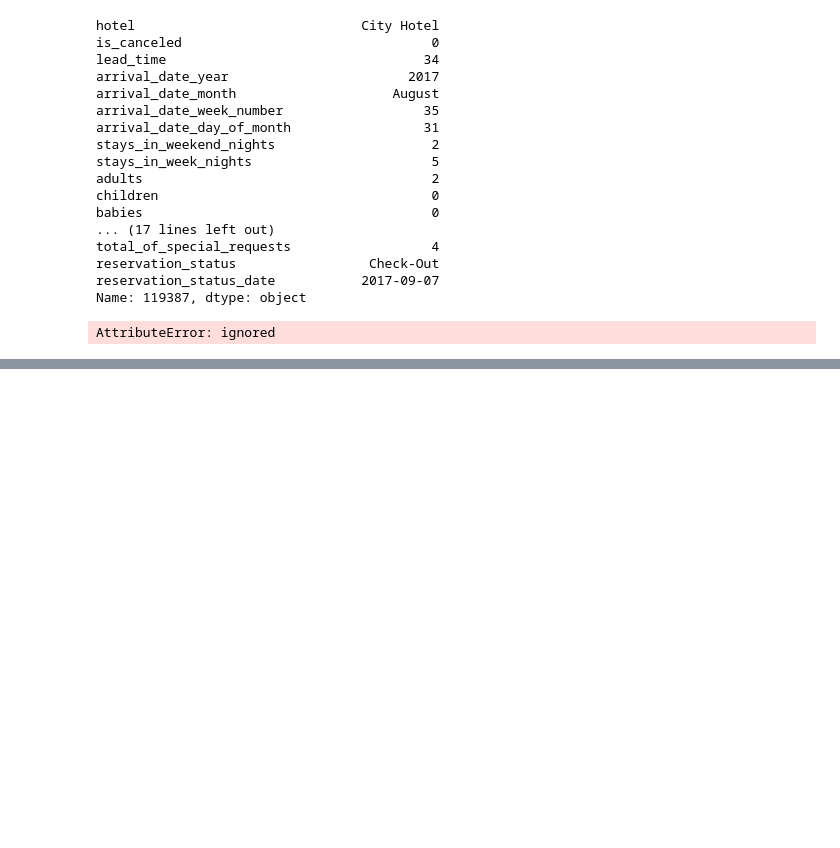
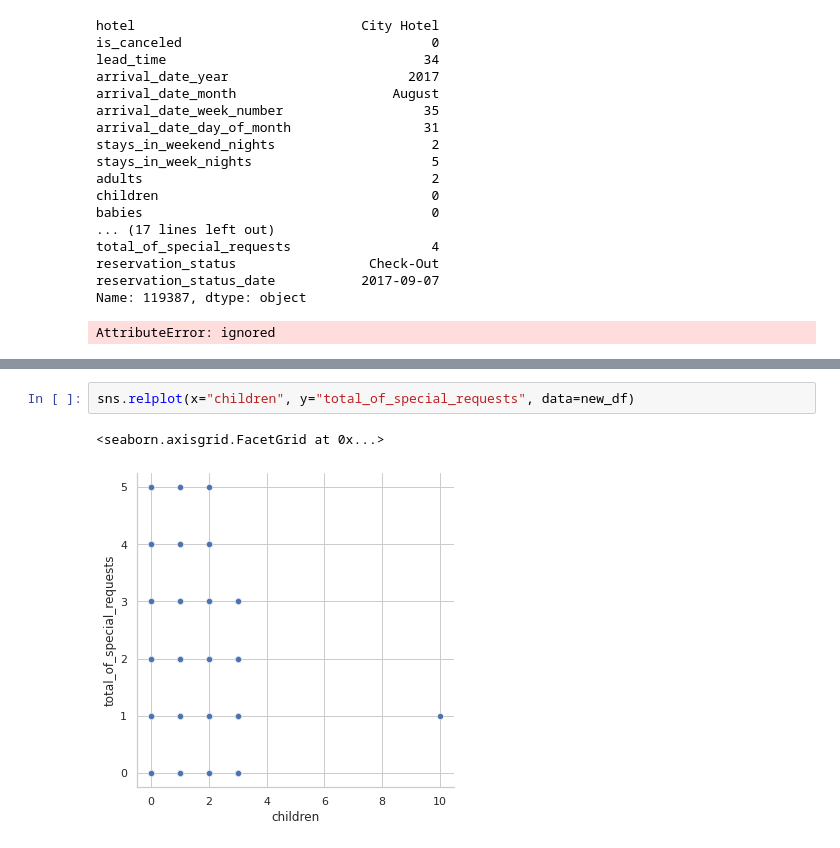
Before and after one commit to AkshayRai20/Projects1, a Jupyter notebook: Akshay_Team_6_Capstone_Project.ipynb, the cells around one changed output, grey strips where cells are left out. Drawn from its saved outputs; the diff is of its cells as text; blank space fills up the shorter version.

```diff
--- a/Akshay_Team_6_Capstone_Project.ipynb
+++ b/Akshay_Team_6_Capstone_Project.ipynb
@@ -164,0 +230,5 @@ AttributeError: ignored
+# %%
+sns.relplot(x="children", y="total_of_special_requests", data=new_df)
+# %% [output]
+<seaborn.axisgrid.FacetGrid at 0x...>
+[figure, added]
```
Also changed, not shown: parts of 21 cells of this notebook.
